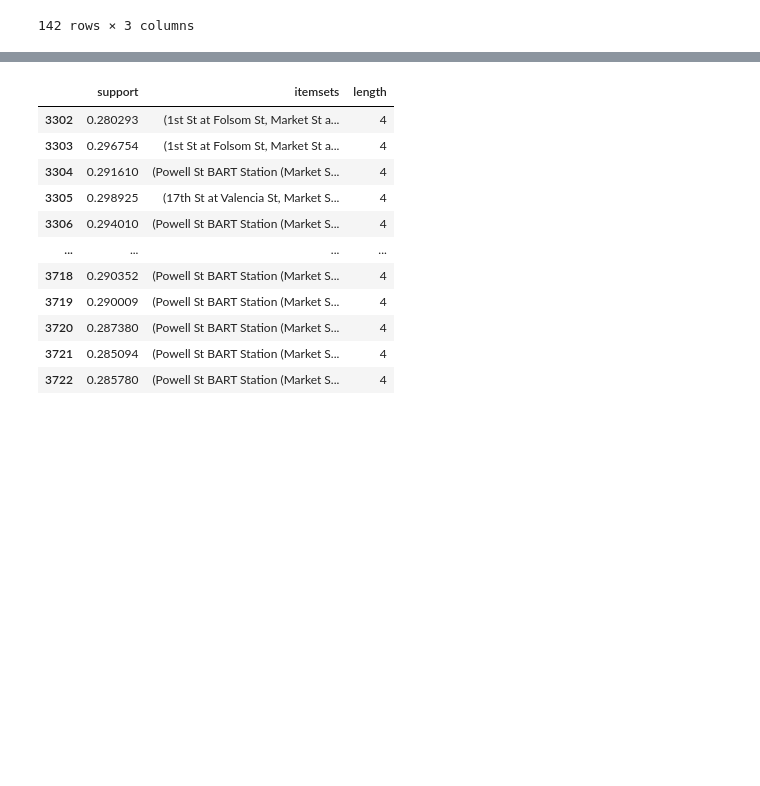
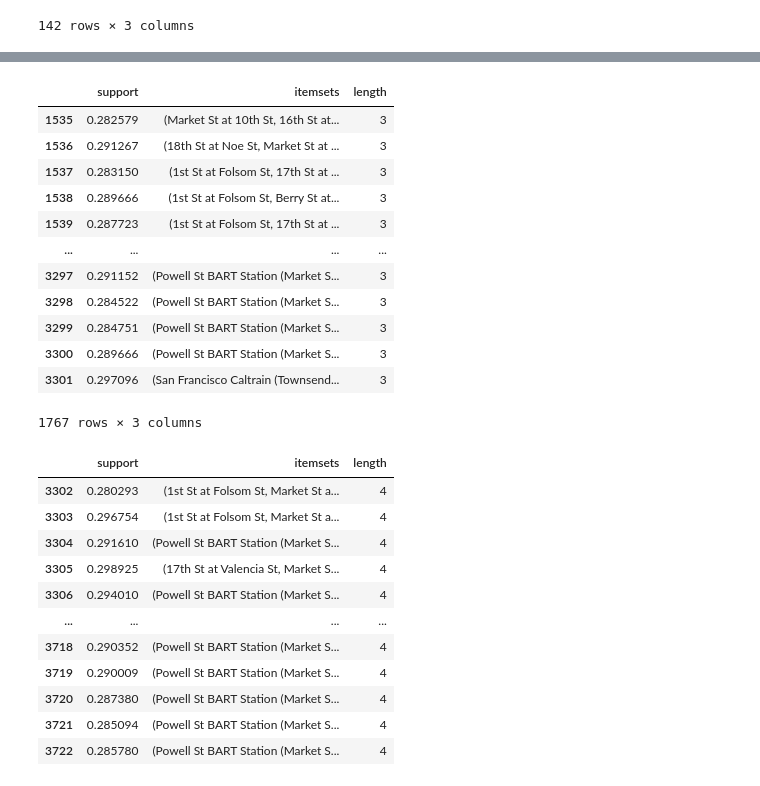
Before and after one commit to ankitajaswal/Cmpe255, a Jupyter notebook: HW2/Part1/HW2 Part 1.ipynb, the cells around one changed output, grey strips where cells are left out. Cells and saved outputs as stored; diff of their text form; code cells hidden in the pictures; blank space fills up the shorter version.

```diff
--- a/HW2/Part1/HW2 Part 1.ipynb
+++ b/HW2/Part1/HW2 Part 1.ipynb
@@ -117,3 +144,19 @@ frequent_itemsets[(frequent_itemsets['length'] == 1) & (frequent_itemsets['suppo
+# %%
+frequent_itemsets[(frequent_itemsets['length'] == 3) & (frequent_itemsets['support'] >= 0.28)]
+# %% [output]
+|  | support | itemsets | length |
+| 1535 | 0.282579 | (Market St at 10th St, 16th St at... | 3 |
+| 1536 | 0.291267 | (18th St at Noe St, Market St at ... | 3 |
+| 1537 | 0.283150 | (1st St at Folsom St, 17th St at ... | 3 |
+| 1538 | 0.289666 | (1st St at Folsom St, Berry St at... | 3 |
+| 1539 | 0.287723 | (1st St at Folsom St, 17th St at ... | 3 |
+| ... | ... | ... | ... |
+| 3297 | 0.291152 | (Powell St BART Station (Market S... | 3 |
+| 3298 | 0.284522 | (Powell St BART Station (Market S... | 3 |
+| 3299 | 0.284751 | (Powell St BART Station (Market S... | 3 |
+| 3300 | 0.289666 | (Powell St BART Station (Market S... | 3 |
+| 3301 | 0.297096 | (San Francisco Caltrain (Townsend... | 3 |
+1767 rows × 3 columns
 # %%
 frequent_itemsets[(frequent_itemsets['length'] == 4) & (frequent_itemsets['support'] >= 0.28)]
 # %% [output]
```
Also changed, not shown: parts of 9 cells of this notebook.
